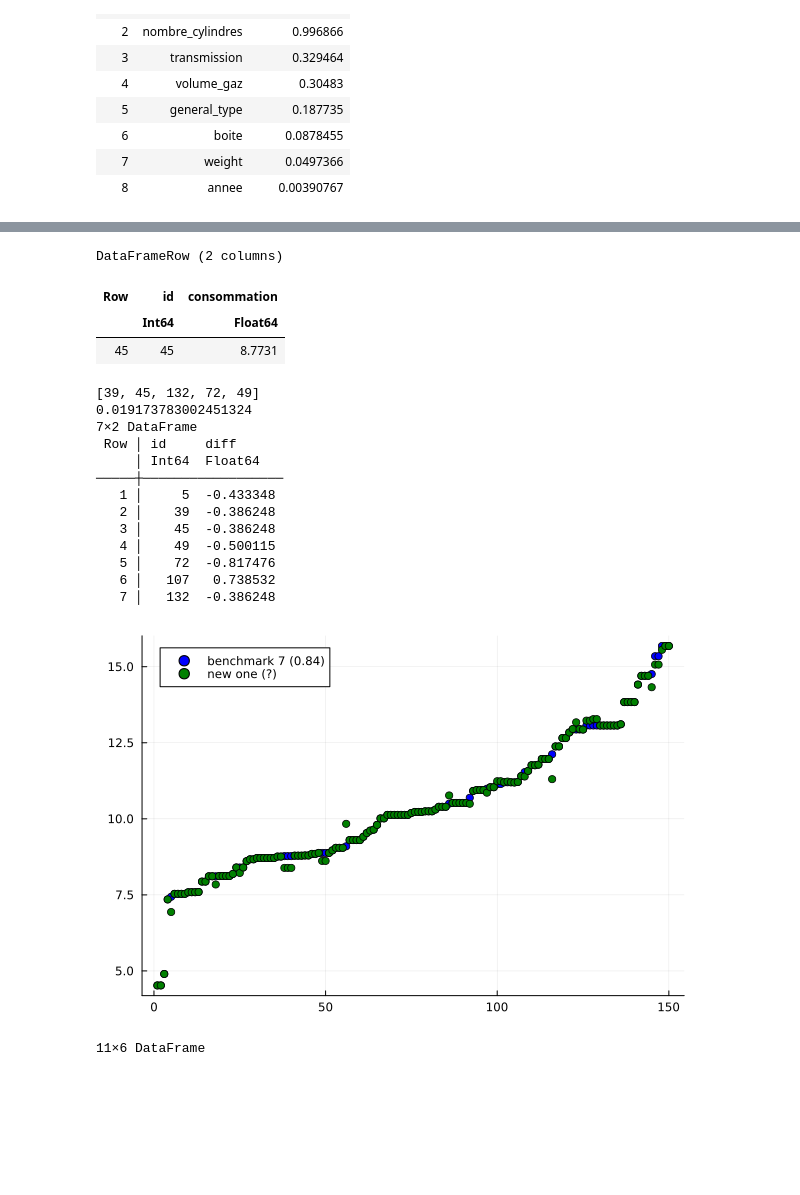
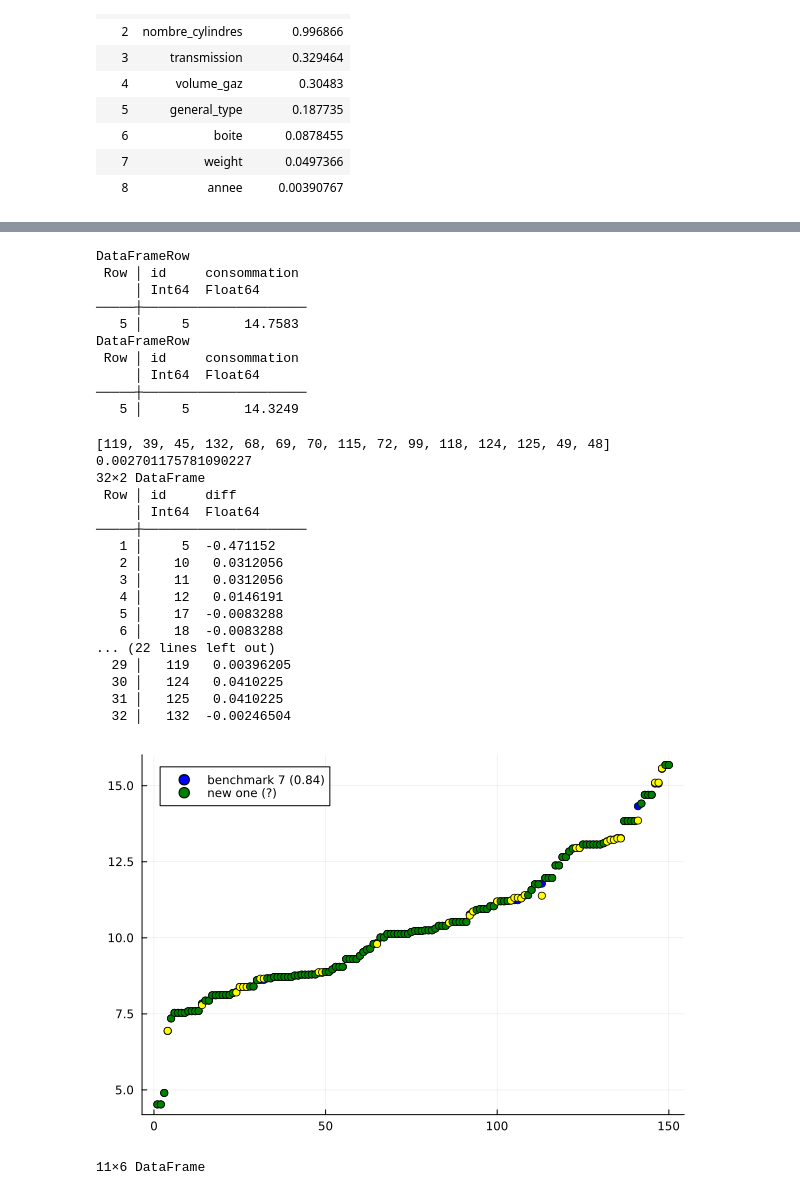
Before and after one commit to Antoine-Lafrance/concours-mth3302, a Jupyter notebook: soumissions_officielles/soumission_13/carl4_de_antoine_de_carl.ipynb, the cells around one changed output, grey strips where cells are left out. Cells and saved outputs as stored; diff of their text form; code cells hidden in the pictures; blank space fills up the shorter version.

```diff
--- a/soumissions_officielles/soumission_13/carl4_de_antoine_de_carl.ipynb
+++ b/soumissions_officielles/soumission_13/carl4_de_antoine_de_carl.ipynb
@@ -543,6 +524,15 @@ COLUMNS_TO_COMPARE_5 = ["cylindree"]
 
 trainData.type = ifelse.(trainData.type .== "break_petit", "break_moyen", trainData.type)
 testData.type = ifelse.(testData.type .== "break_moyen", "break", testData.type)
+testData.type = ifelse.(testData.type .== "camionnette_standard", "cam", testData.type)
+
+trainData = filter(row -> row.type != "monospace", trainData)
+# trainData.type = ifelse.(trainData.type .== "monospace", "mono", trainData.type)
+
+
+# attention à la ligne suivante vraiment pas sur
+# testData.type = ifelse.(testData.type .== "break_petit", "break", testData.type)
+
 
 trainData.type = ifelse.(trainData.type .== "voiture_deux_places" .&& trainData.nombre_cylindres .>= 8 .&& trainData.boite .== "manuelle" .&& trainData.transmission .== "integrale", "voiture_sport", trainData.type)
 testData.type = ifelse.(testData.type .== "voiture_deux_places" .&& testData.nombre_cylindres .>= 8 .&& testData.boite .== "manuelle" .&& testData.transmission .== "integrale", "voiture_sport", testData.type)
@@ -582,8 +572,8 @@ function main(trainData, testData)
     # pairs = vcat(pairs, pairs_4)
     # testData = filter(row -> !(row.id in pairs.id), testData)
 
-    average= (15.6806666666667 + 13.8358823529412)/2
-    pairs_5 = DataFrame(id=5, consommation=average)
+    # average= (15.6806666666667 + 13.8358823529412)/2
+    pairs_5 = DataFrame(id=5, consommation=13.8358823529412)
     pairs = vcat(pairs, pairs_5)
     testData = filter(row -> !(row.id in pairs.id), testData)
     # print(testData)
@@ -622,10 +612,13 @@ out, pairs_2 = main(trainData, testData)
 # %%
 function tree_regression(training_data, test_data, out)
 
-    common_ids = [1, 2, 3, 4, 6, 7, 8, 9, 13, 14, 15, 16, 21, 22, 23, 24, 25, 26, 27, 28, 29, 30, 31, 32, 33, 34, 35, 36, 37, 38, 40, 41, 43, 44, 46, 47, 50, 51, 53, 54, 55, 56, 57, 58, 59, 60, 61, 62, 63, 64, 65, 66, 67, 71, 73, 74, 75, 76, 77, 78, 79, 80, 81, 82, 83, 84, 85, 86, 87, 89, 90, 91, 92, 93, 94, 95, 96, 97, 100, 101, 102, 103, 104, 105, 106, 108, 109, 111, 113, 114, 116, 117, 120, 121, 122, 123, 126, 127, 128, 129, 130, 131, 133, 134, 135, 136, 137, 138, 139, 140, 141, 142, 143, 144, 145, 146, 147, 148, 149, 150]
+    common_ids = [1, 2, 3, 4, 6, 7, 8, 9, 13, 14, 15, 16, 21, 22, 23, 24, 25, 26, 27, 28, 29, 30, 31, 32, 33, 34, 35, 36, 37, 38, 40, 41, 43, 44, 46, 47, 50, 51, 53, 54, 55, 56, 57, 58, 59, 60, 61, 62, 63, 64, 65, 66, 67, 71, 73, 74, 75, 76, 77, 78, 79, 80, 82, 83, 84, 85, 86, 87, 89, 90, 91, 92, 93, 94, 95, 96, 97, 100, 101, 102, 103, 104, 105, 106, 108, 109, 111, 114, 116, 117, 120, 121, 122, 123, 126, 127, 128, 129, 130, 131, 133, 134, 135, 136, 137, 138, 139, 140, 141, 142, 143, 144, 145, 146, 147, 148, 149, 150]
+
+    # j'ai retiré 81
 
     y_train = training_data.consommation
     common_columns = intersect(names(training_data), names(test_data))
+    println(common_columns)
     training_data = training_data[:, common_columns]
     test_data = test_data[:, common_columns]
 
@@ -777,20 +782,29 @@ DataFrameRow (7 columns)
 # %%
 data_13 = CSV.read("./benchmark13.csv", DataFrame)
+data_17 = CSV.read("./benchmark_25.csv", DataFrame)
 
-data_13[45,:]
+
+println(data_13[5,:])
+println(data_17[5,:])
 # %% [output]
-DataFrameRow (2 columns)
+DataFrameRow
+ Row │ id     consommation
+     │ Int64  Float64
+─────┼─────────────────────
+   5 │     5       14.7583
+DataFrameRow
+ Row │ id     consommation
+     │ Int64  Float64
+─────┼─────────────────────
+   5 │     5       14.3249
-| Row | id | consommation |
-|  | Int64 | Float64 |
-| 45 | 45 | 8.7731 |
 # %%
-sort(data_13, :id)
+sort(data_17, :id)
 
-difference = average_data.consommation - data_13.consommation
+difference = average_data.consommation - data_17.consommation
 
 diff_df = DataFrame(id=average_data.id, diff=difference)
 
-filtered_diff_df = filter(row -> abs(row.diff) > 0.3, diff_df)
+filtered_diff_df = filter(row -> abs(row.diff) > 0.0, diff_df)
 
 common_ids = intersect(pairs_2.id, filtered_diff_df.id)
 
@@ -802,38 +816,43 @@ println(total_diff)
 
 println(filtered_diff_df)
 # %% [output]
-[39, 45, 132, 72, 49]
-0.019173783002451324
-7×2 DataFrame
+[119, 39, 45, 132, 68, 69, 70, 115, 72, 99, 118, 124, 125, 49, 48]
+0.002701175781090227
+32×2 DataFrame
  Row │ id     diff
      │ Int64  Float64
-─────┼──────────────────
-   1 │     5  -0.433348
-   2 │    39  -0.386248
-   3 │    45  -0.386248
-   4 │    49  -0.500115
-   5 │    72  -0.817476
-   6 │   107   0.738532
-   7 │   132  -0.386248
+─────┼─────────────────────
+   1 │     5  -0.471152
+   2 │    10   0.0312056
+   3 │    11   0.0312056
+   4 │    12   0.0146191
+   5 │    17  -0.0083288
+   6 │    18  -0.0083288
+... (22 lines left out)
+  29 │   119   0.00396205
+  30 │   124   0.0410225
+  31 │   125   0.0410225
+  32 │   132  -0.00246504
 # %%
-common_ids = 1:150
-data_1_common = filter(row -> row.id in common_ids, data_13)
+common_ids = intersect(data_17.id, average_data.id)
+diff_ids = filter(id -> data_17[data_17.id .== id, :consommation] != average_data[average_data.id .== id, :consommation], common_ids)
+data_1_common = filter(row -> row.id in common_ids, data_17)
 data_2_common = filter(row -> row.id in common_ids, average_data)
 
 
-data_1_sorted = sort(data_13, :consommation)
+data_1_sorted = sort(data_17, :consommation)
 data_2_sorted = [average_data.consommation[i] for i in data_1_sorted.id]
 #= data_3_sorted = [data_3.consommation[i] for i in data_1_sorted.id]
  =#
 colors1 = [(i in common_ids ? :blue : :blue) for i in data_1_sorted.id]
-colors2 = [(i in common_ids ? :green : :green) for i in data_1_sorted.id]
+colors2 = [(i in diff_ids ? :yellow : :green) for i in data_1_sorted.id]
 #= colors3 = [(i in common_ids ? :black : :white) for i in data_1_sorted.id]
  =#
 
 scatter(1:150, data_1_sorted.consommation, c=colors1, label="benchmark 7 (0.84)")
 scatter!(1:150, data_2_sorted, c=colors2, label= "new one (?)")
 # %% [output]
-[figure, old version]
+[figure, new version]
 # %%
 uniqueD = get_unique_data(trainData, COLUMNS_TO_COMPARE_1)
 uniqueD[ uniqueD.type .== "voiture_deux_places", : ]
```
Also changed, not shown: parts of 8 cells of this notebook, 10 other files.
